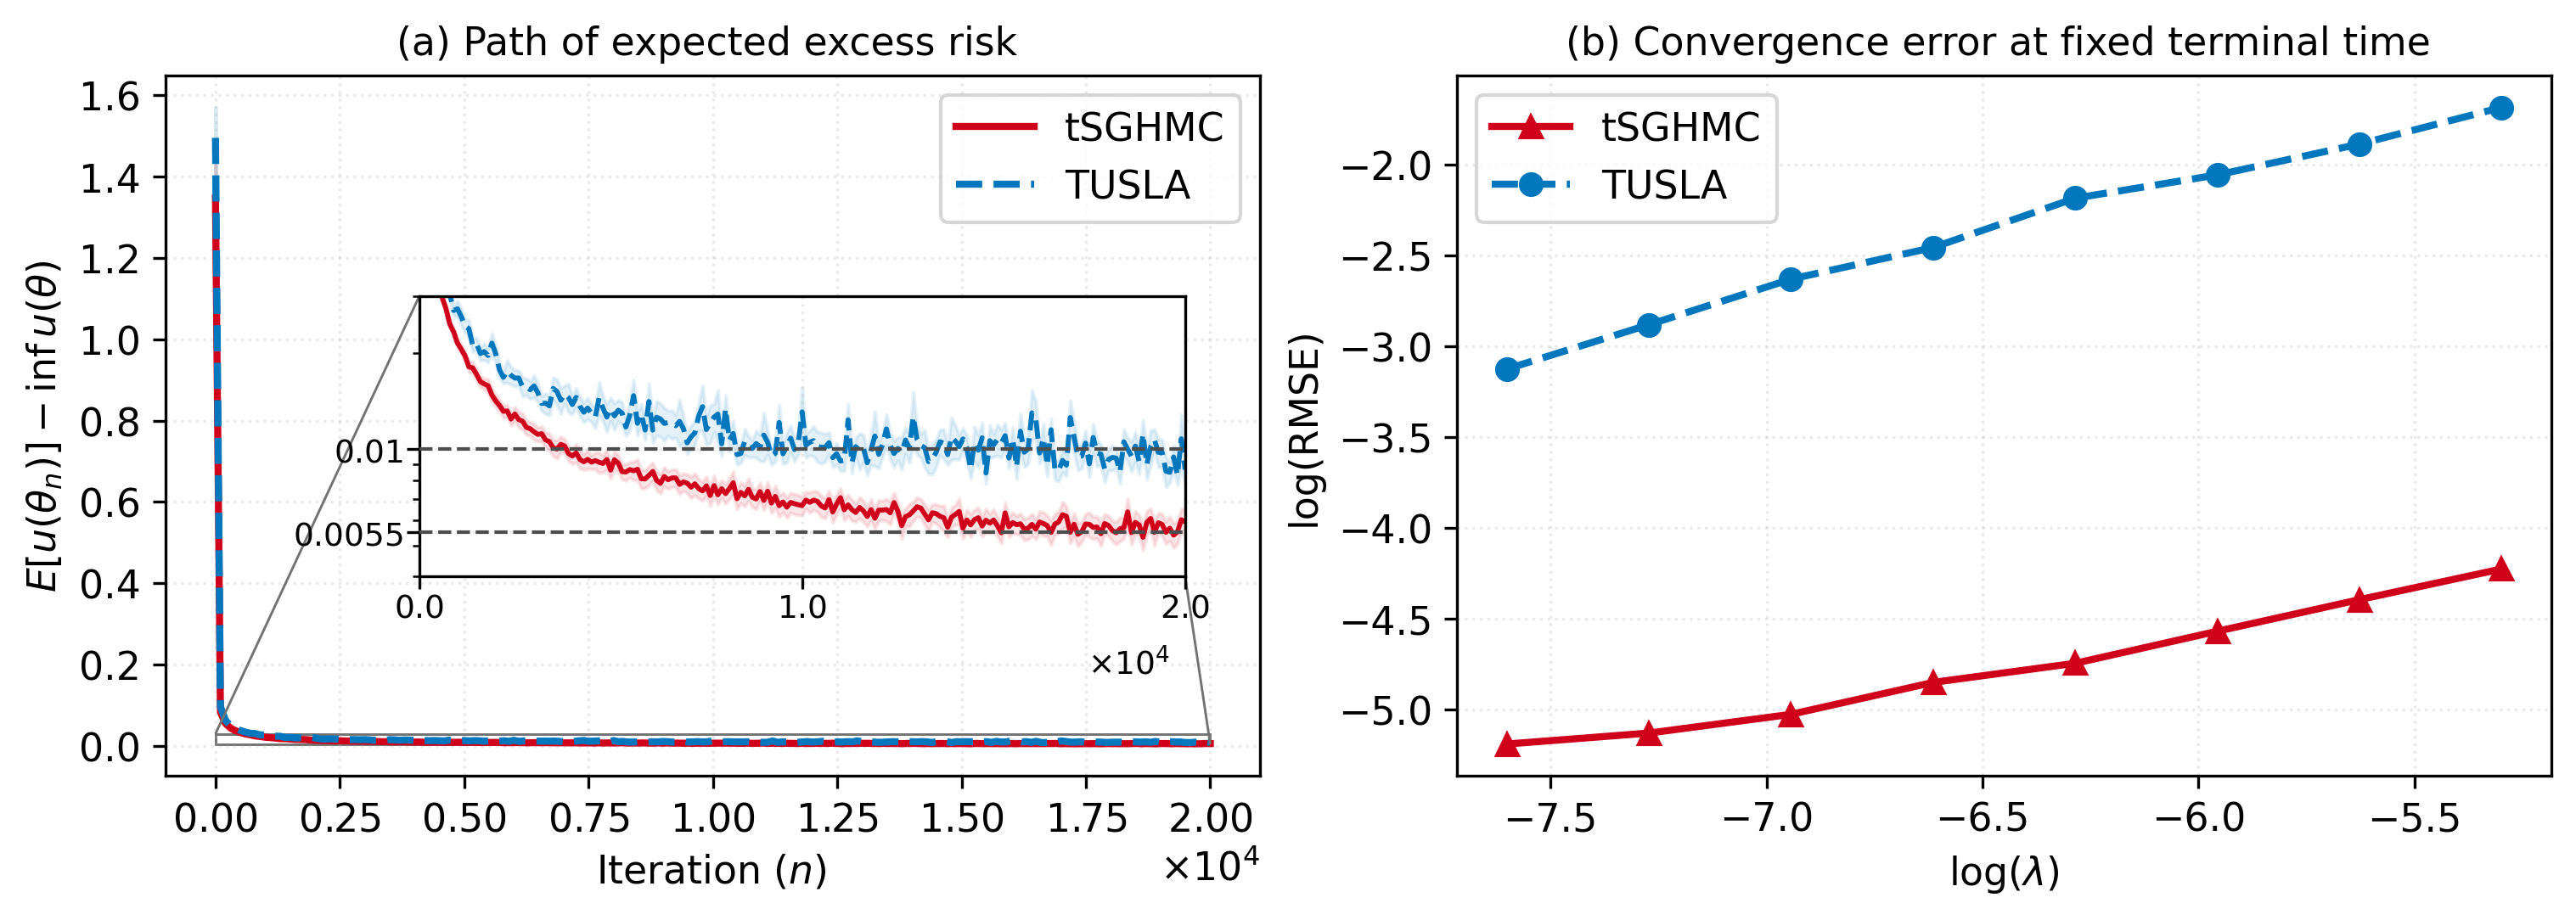
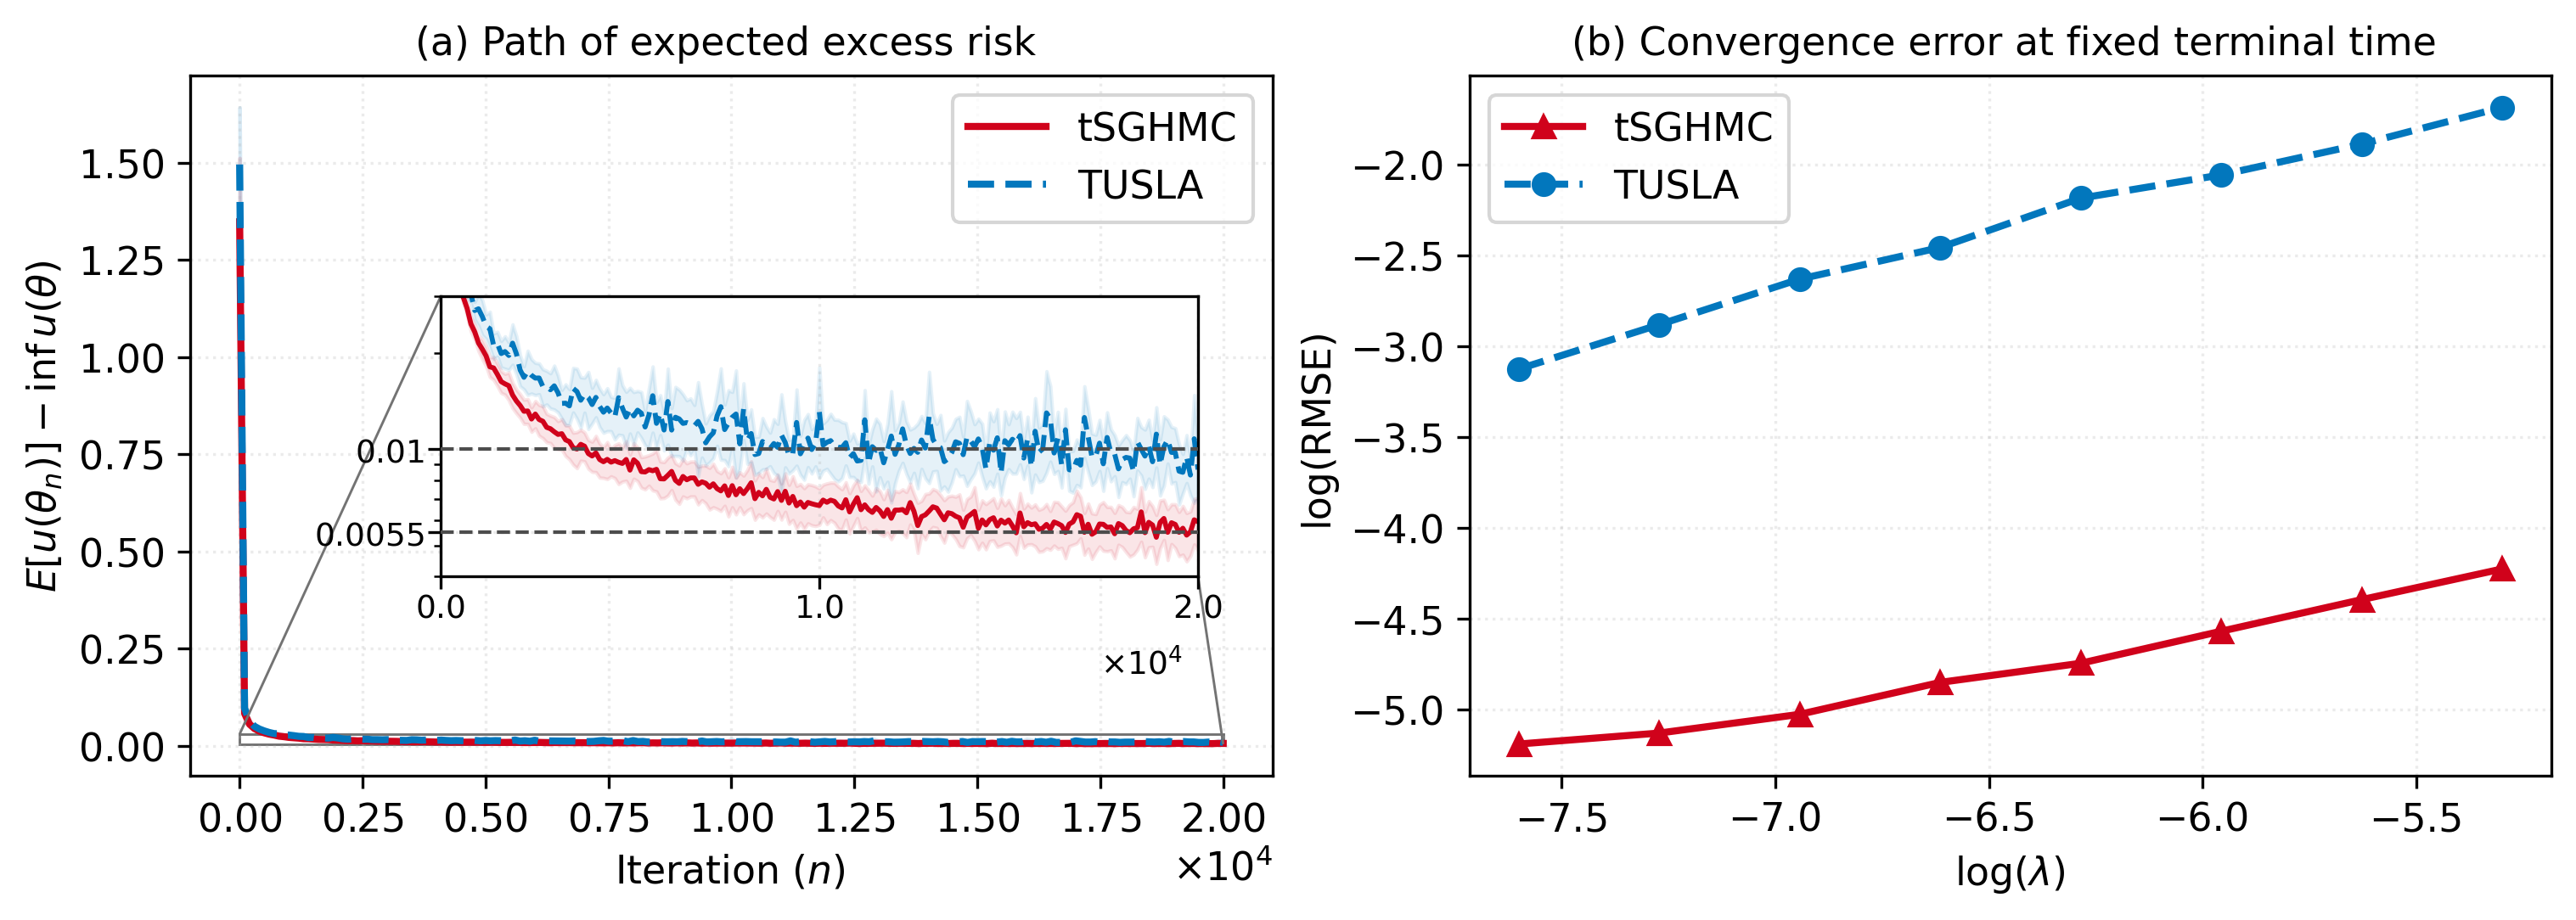
Code edit (unified diff) that turned the first committed figure into the second:
--- before
+++ after
@@ -11,7 +11,7 @@
 ax = axes[0]
 ax.plot(eval_iters, tsghmc_mean, color="#d0021b", linewidth=2.0, label="tSGHMC")
-ax.fill_between(eval_iters, np.maximum(tsghmc_mean - tsghmc_se, 1e-16), tsghmc_mean + tsghmc_se, color="#d0021b", alpha=0.15)
+ax.fill_between(eval_iters, np.maximum(tsghmc_mean - 1.96 * tsghmc_se, 1e-16), np.maximum(tsghmc_mean + 1.96 * tsghmc_se, 1e-16), color="#d0021b", alpha=0.15)
 ax.plot(eval_iters, tusla_mean, color="#0277bd", linewidth=2.0, linestyle="--", label="TUSLA")
-ax.fill_between(eval_iters, np.maximum(tusla_mean - tusla_se, 1e-16), tusla_mean + tusla_se, color="#0277bd", alpha=0.15)
+ax.fill_between(eval_iters, np.maximum(tusla_mean - 1.96 * tusla_se, 1e-16), np.maximum(tusla_mean + 1.96 * tusla_se, 1e-16), color="#0277bd", alpha=0.15)
 # ax.set_yscale("log")
 ax.set_xlabel(r"Iteration $(n)$ ")
@@ -39,11 +39,15 @@
 tsghmc_mean_plot = np.maximum(tsghmc_mean, eps_plot)
 tusla_mean_plot = np.maximum(tusla_mean, eps_plot)
-tsghmc_lower = np.maximum(tsghmc_mean - tsghmc_se, eps_plot)
-tusla_lower = np.maximum(tusla_mean - tusla_se, eps_plot)
+
+tsghmc_lower = np.maximum(tsghmc_mean - 1.96 * tsghmc_se, eps_plot)
+tsghmc_upper = tsghmc_mean + 1.96 * tsghmc_se
+
+tusla_lower = np.maximum(tusla_mean - 1.96 * tusla_se, eps_plot)
+tusla_upper = tusla_mean + 1.96 * tusla_se
 
 axins.plot(eval_iters[mask], tsghmc_mean_plot[mask], color="#d0021b", linewidth=1.4)
-axins.fill_between(eval_iters[mask], tsghmc_lower[mask], tsghmc_mean[mask] + tsghmc_se[mask], color="#d0021b", alpha=0.10)
+axins.fill_between(eval_iters[mask], tsghmc_lower[mask], tsghmc_upper[mask], color="#d0021b", alpha=0.10)
 axins.plot(eval_iters[mask], tusla_mean_plot[mask], color="#0277bd", linewidth=1.4, linestyle="--")
-axins.fill_between(eval_iters[mask], tusla_lower[mask], tusla_mean[mask] + tusla_se[mask], color="#0277bd", alpha=0.10)
+axins.fill_between(eval_iters[mask], tusla_lower[mask], tusla_upper[mask], color="#0277bd", alpha=0.10)
 
 axins.set_yscale("log")

Commit: Add files via upload